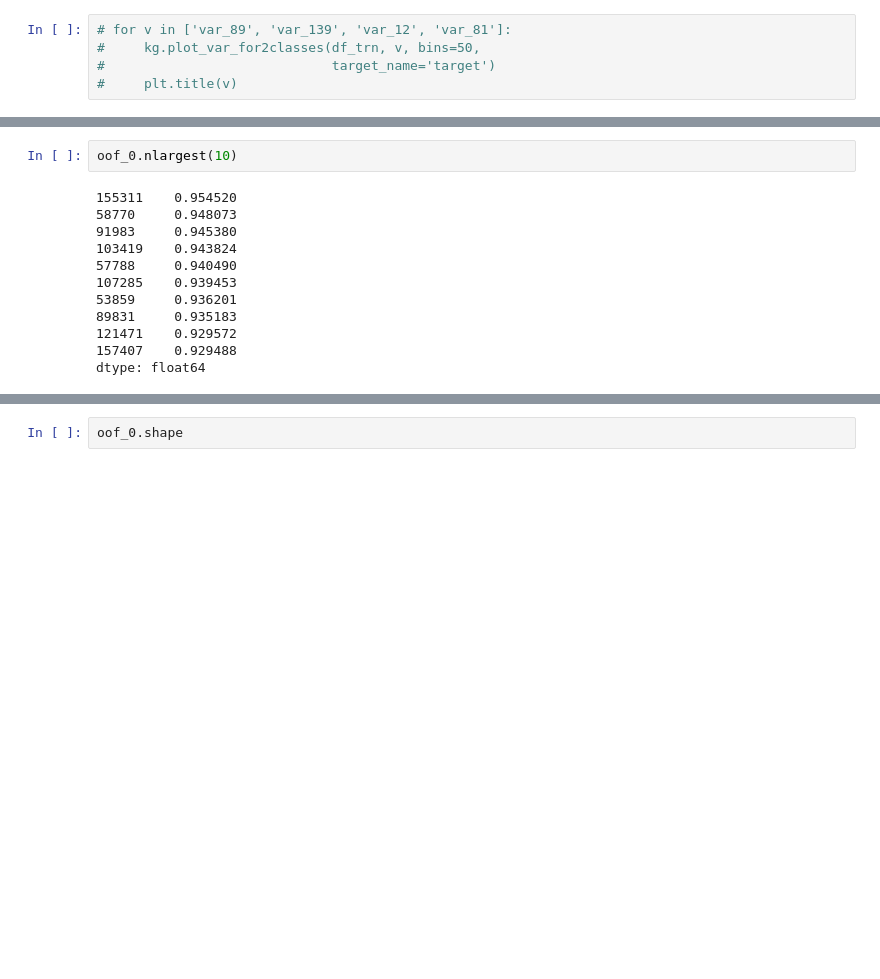
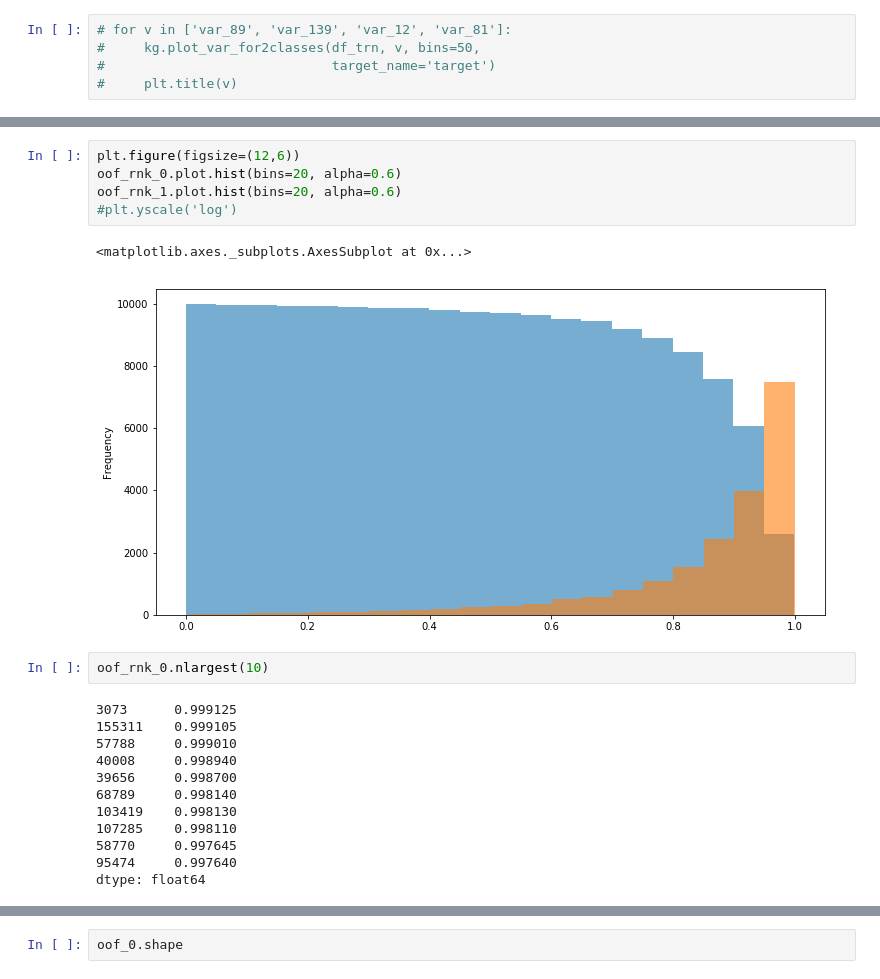
Before and after one commit to mlisovyi/KaggleSantander2019, a Jupyter notebook: Process.ipynb, the cells around one changed output, grey strips where cells are left out. Drawn from its saved outputs; the diff is of its cells as text; blank space fills up the shorter version.

```diff
--- a/Process.ipynb
+++ b/Process.ipynb
@@ -575,14 +567,22 @@ oof_1.plot.hist(bins=20, alpha=0.6)
+# %%
+plt.figure(figsize=(12,6))
+oof_rnk_0.plot.hist(bins=20, alpha=0.6)
+oof_rnk_1.plot.hist(bins=20, alpha=0.6)
+#plt.yscale('log')
+# %% [output]
+<matplotlib.axes._subplots.AxesSubplot at 0x...>
+[figure, added]
 # %%
-oof_0.nlargest(10)
+oof_rnk_0.nlargest(10)
 # %% [output]
-155311    0.954520
-58770     0.948073
-91983     0.945380
-103419    0.943824
-57788     0.940490
-107285    0.939453
-53859     0.936201
-89831     0.935183
-121471    0.929572
-157407    0.929488
+3073      0.999125
+155311    0.999105
+57788     0.999010
+40008     0.998940
+39656     0.998700
+68789     0.998140
+103419    0.998130
+107285    0.998110
+58770     0.997645
+95474     0.997640
 dtype: float64
```
Also changed, not shown: parts of 16 cells of this notebook, 1 other file.
